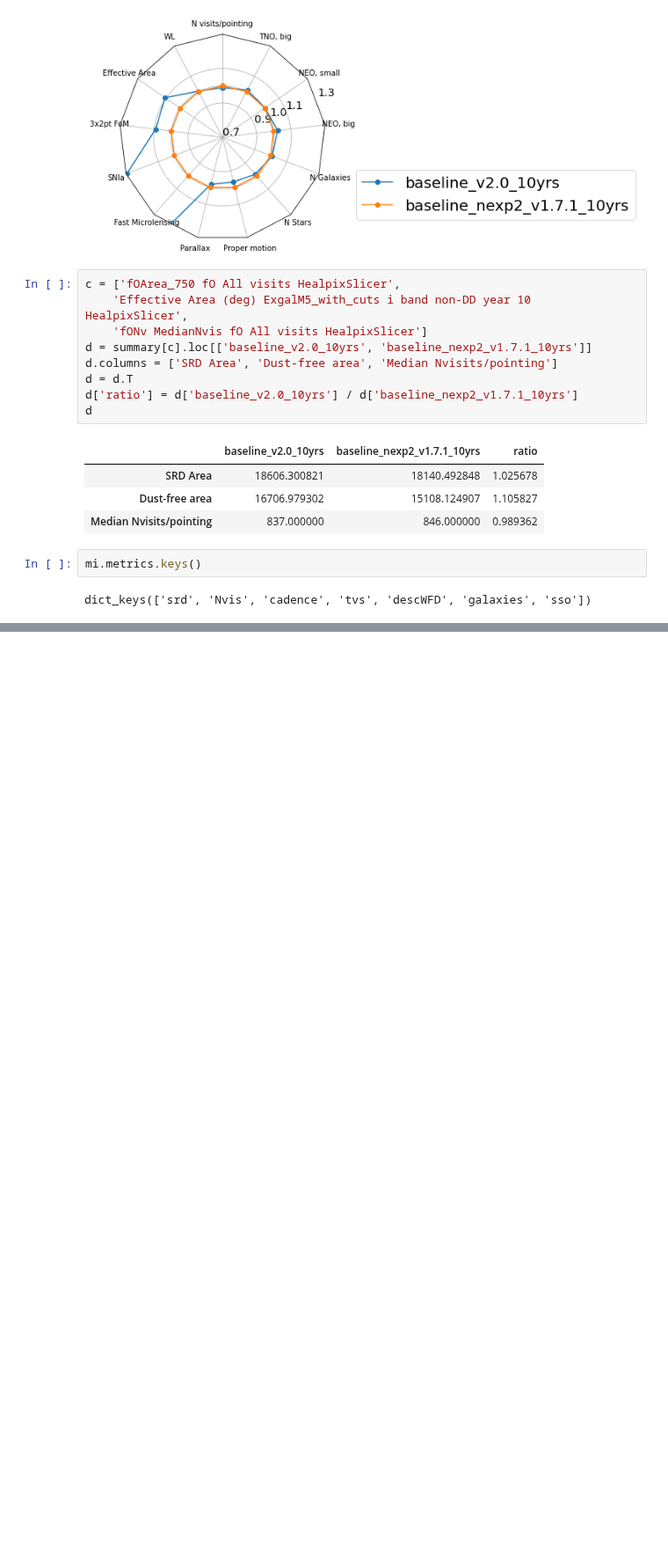
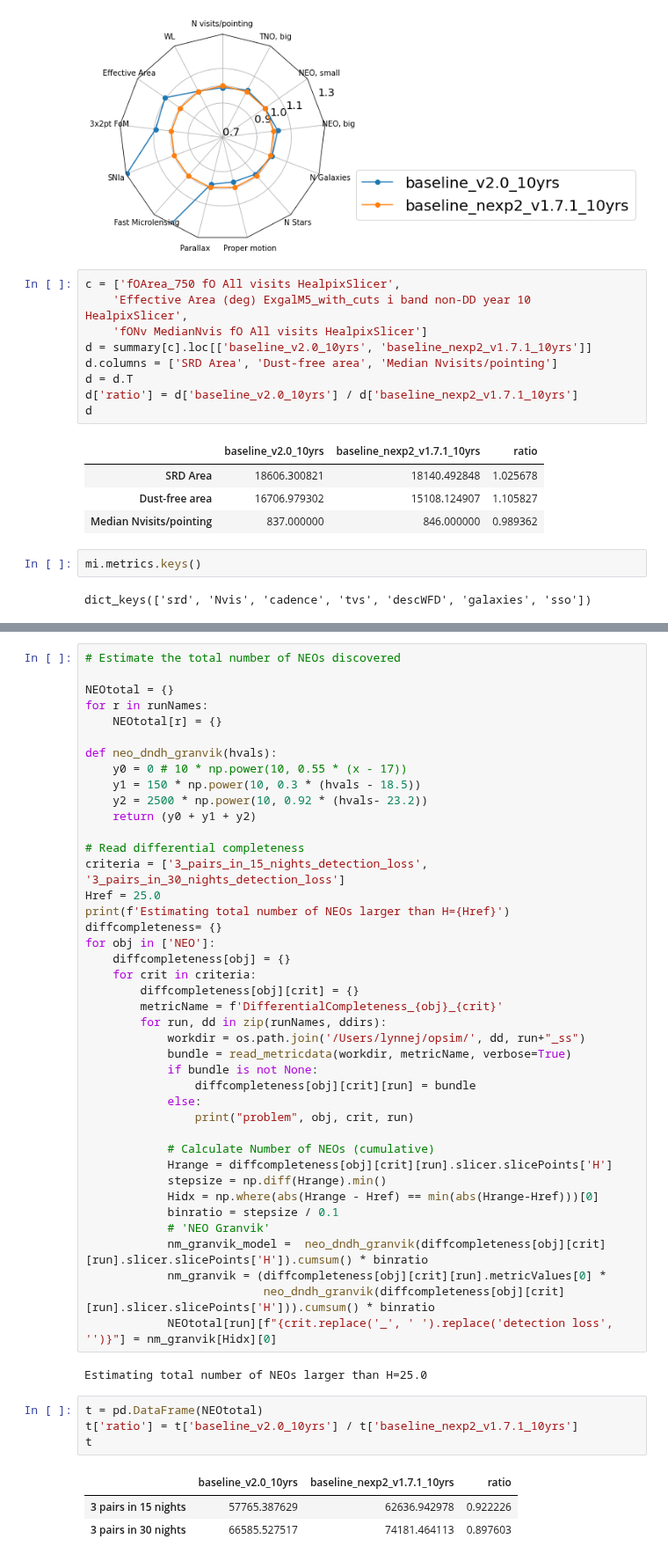
Before and after one commit to lsst-pst/survey_strategy, a Jupyter notebook: fbs_2.0/Baseline Comparisons.ipynb, the cells around one changed output, grey strips where cells are left out. Shown at 88% size. Cells and saved outputs as stored; diff of their text form; blank space fills up the shorter version.

Commit message:
Add NEO numbers comparison

```diff
--- a/fbs_2.0/Baseline Comparisons.ipynb
+++ b/fbs_2.0/Baseline Comparisons.ipynb
@@ -394,0 +395,51 @@ s['Fraction Pop 5 bands']
+# %%
+# Estimate the total number of NEOs discovered
+
+NEOtotal = {}
+for r in runNames:
+    NEOtotal[r] = {}
+
+def neo_dndh_granvik(hvals):
+    y0 = 0 # 10 * np.power(10, 0.55 * (x - 17))
+    y1 = 150 * np.power(10, 0.3 * (hvals - 18.5))
+    y2 = 2500 * np.power(10, 0.92 * (hvals- 23.2))
+    return (y0 + y1 + y2)
+
+# Read differential completeness
+criteria = ['3_pairs_in_15_nights_detection_loss',  '3_pairs_in_30_nights_detection_loss']
+Href = 25.0
+print(f'Estimating total number of NEOs larger than H={Href}')
+diffcompleteness= {}
+for obj in ['NEO']:
+    diffcompleteness[obj] = {}
+    for crit in criteria:
+        diffcompleteness[obj][crit] = {}
+        metricName = f'DifferentialCompleteness_{obj}_{crit}'
+        for run, dd in zip(runNames, ddirs):
+            workdir = os.path.join('/Users/lynnej/opsim/', dd, run+"_ss")
+            bundle = read_metricdata(workdir, metricName, verbose=True)
+            if bundle is not None:
+                diffcompleteness[obj][crit][run] = bundle
+            else:
+                print("problem", obj, crit, run)
+
+            # Calculate Number of NEOs (cumulative)
+            Hrange = diffcompleteness[obj][crit][run].slicer.slicePoints['H']
+            stepsize = np.diff(Hrange).min()
+            Hidx = np.where(abs(Hrange - Href) == min(abs(Hrange-Href)))[0]
+            binratio = stepsize / 0.1
+            # 'NEO Granvik'
+            nm_granvik_model =  neo_dndh_granvik(diffcompleteness[obj][crit][run].slicer.slicePoints['H']).cumsum() * binratio
+            nm_granvik = (diffcompleteness[obj][crit][run].metricValues[0] *
+                          neo_dndh_granvik(diffcompleteness[obj][crit][run].slicer.slicePoints['H'])).cumsum() * binratio
+            NEOtotal[run][f"{crit.replace('_', ' ').replace('detection loss', '')}"] = nm_granvik[Hidx][0]
+# %% [output]
+Estimating total number of NEOs larger than H=25.0
+# %%
+t = pd.DataFrame(NEOtotal)
+t['ratio'] = t['baseline_v2.0_10yrs'] / t['baseline_nexp2_v1.7.1_10yrs']
+t
+# %% [output]
+|  | baseline_v2.0_10yrs | baseline_nexp2_v1.7.1_10yrs | ratio |
+| 3 pairs in 15 nights | 57765.387629 | 62636.942978 | 0.922226 |
+| 3 pairs in 30 nights | 66585.527517 | 74181.464113 | 0.897603 |
```
Also changed, not shown: parts of 24 cells of this notebook.
